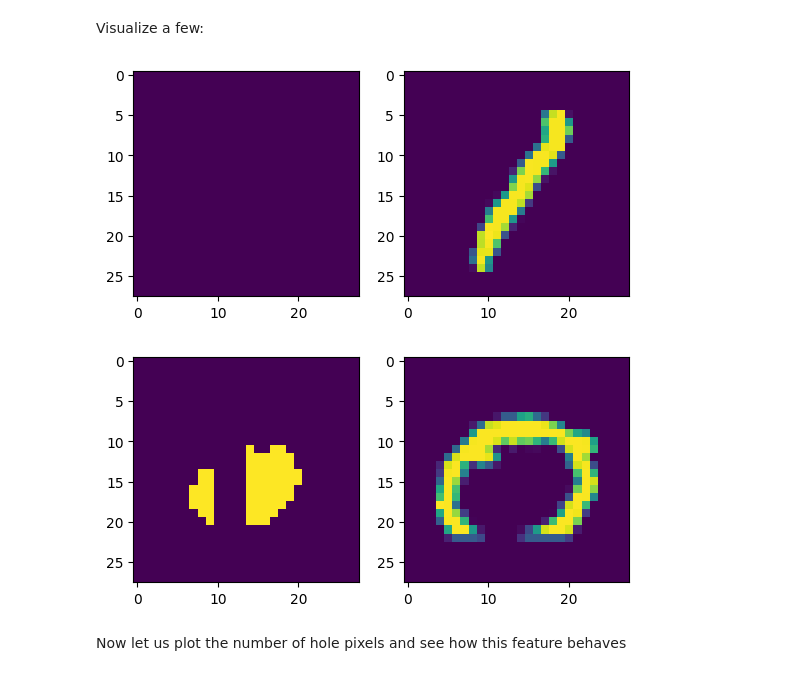
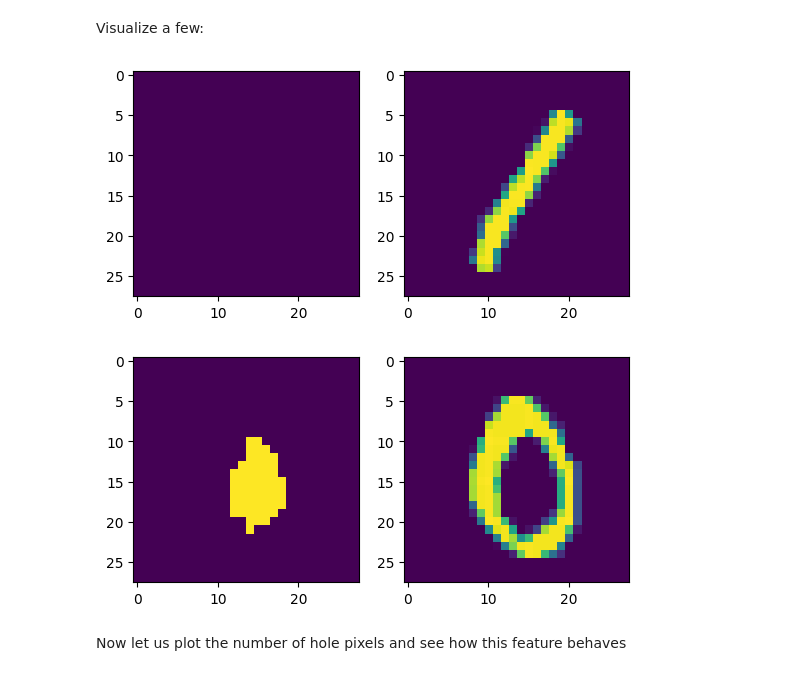
Before and after one commit to lonelytech09/AI-ML_lab_and_projects, a Jupyter notebook: AIML_Module_01_Lab_01_Features.ipynb, the cells around one changed output. Saved outputs shown, nothing was run; the diff lists cells and outputs as text; code cells hidden in the pictures.

```diff
--- a/AIML_Module_01_Lab_01_Features.ipynb
+++ b/AIML_Module_01_Lab_01_Features.ipynb
@@ -301,16 +289,16 @@ def getHolePixels(img):
 # %% [markdown]
 Visualize a few:
 # %%
-imgs = [no1[456,:,:],  no0[456,:,:]]
+imgs = [no1[4,:,:],  no0[56,:,:]]
 for img in imgs:
   plt.subplot(1,2,1)
   plt.imshow(getHolePixels(img))
   plt.subplot(1,2,2)
   plt.imshow(img)
   plt.show()
 # %% [output]
-[figure, old version]
+[figure, new version]
-[figure, old version]
+[figure, new version]
 # %% [markdown]
 Now let us plot the number of hole pixels and see how this feature behaves
 # %%
```
Also changed, not shown: parts of 15 cells of this notebook.
